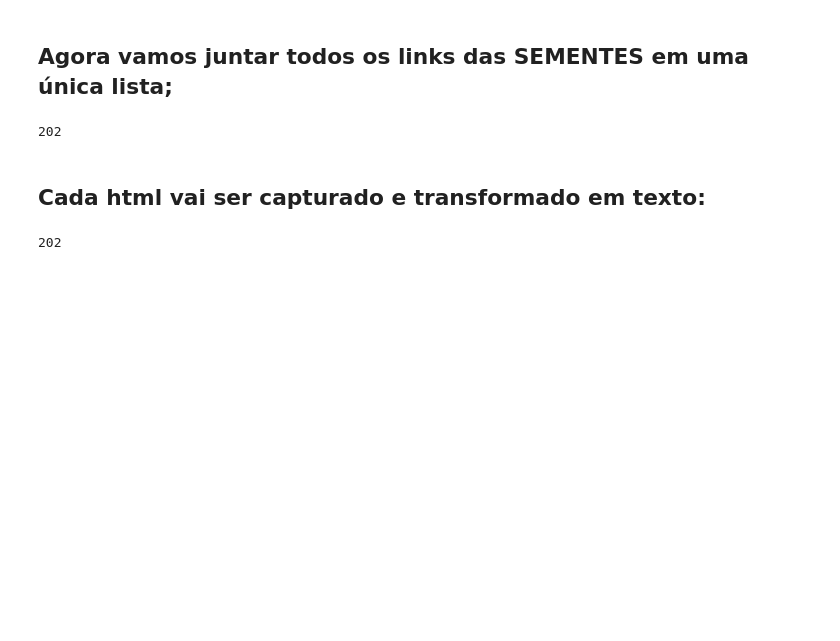
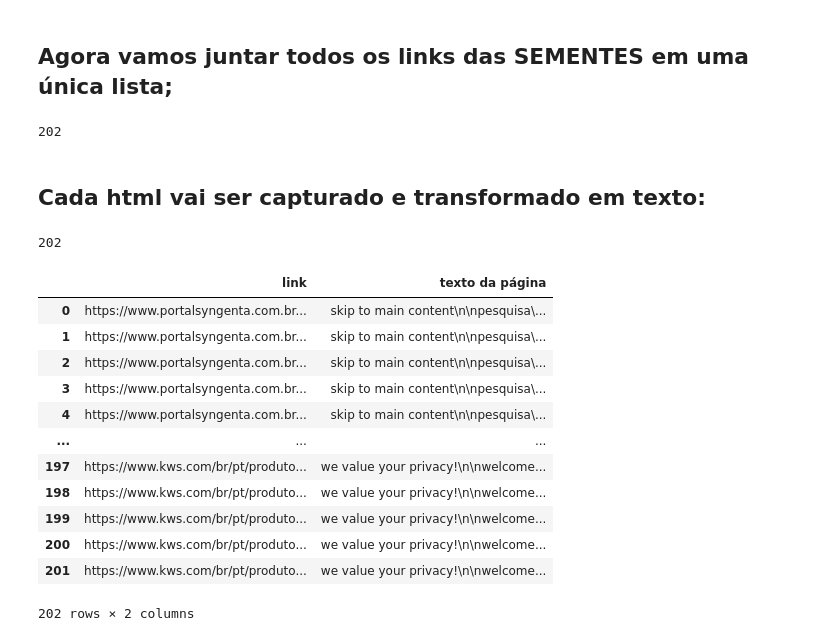
Before and after one commit to anandaheino/WebScraping_Practice, a Jupyter notebook: scraping_with_NLP/extracting_text_10.ipynb, the cells around one changed output. Drawn from its saved outputs; the diff is of its cells as text; code cells hidden in the pictures; blank space fills up the shorter version.

Commit message:
salvando todos os textos e links em um dataframe e exportando para text_from_10.csv

```diff
--- a/scraping_with_NLP/extracting_text_10.ipynb
+++ b/scraping_with_NLP/extracting_text_10.ipynb
@@ -556,0 +569,18 @@ len(paginas_todos)
+# %%
+data_links_texto = {'link': links_todos, 'texto da página': paginas_todos}
+df_todos = pd.DataFrame(data=data_links_texto)
+df_todos
+# %% [output]
+|  | link | texto da página |
+| 0 | https://www.portalsyngenta.com.br... | skip to main content\n\npesquisa\... |
+| 1 | https://www.portalsyngenta.com.br... | skip to main content\n\npesquisa\... |
+| 2 | https://www.portalsyngenta.com.br... | skip to main content\n\npesquisa\... |
+| 3 | https://www.portalsyngenta.com.br... | skip to main content\n\npesquisa\... |
+| 4 | https://www.portalsyngenta.com.br... | skip to main content\n\npesquisa\... |
+| ... | ... | ... |
+| 197 | https://www.kws.com/br/pt/produto... | we value your privacy!\n\nwelcome... |
+| 198 | https://www.kws.com/br/pt/produto... | we value your privacy!\n\nwelcome... |
+| 199 | https://www.kws.com/br/pt/produto... | we value your privacy!\n\nwelcome... |
+| 200 | https://www.kws.com/br/pt/produto... | we value your privacy!\n\nwelcome... |
+| 201 | https://www.kws.com/br/pt/produto... | we value your privacy!\n\nwelcome... |
+202 rows × 2 columns
```
Also changed, not shown: parts of 3 cells of this notebook.
